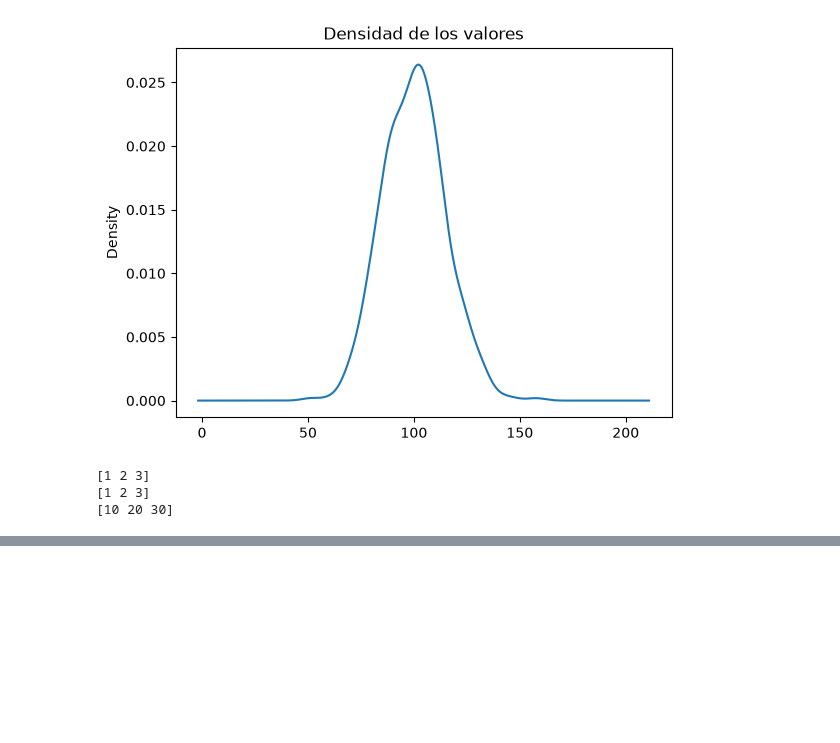
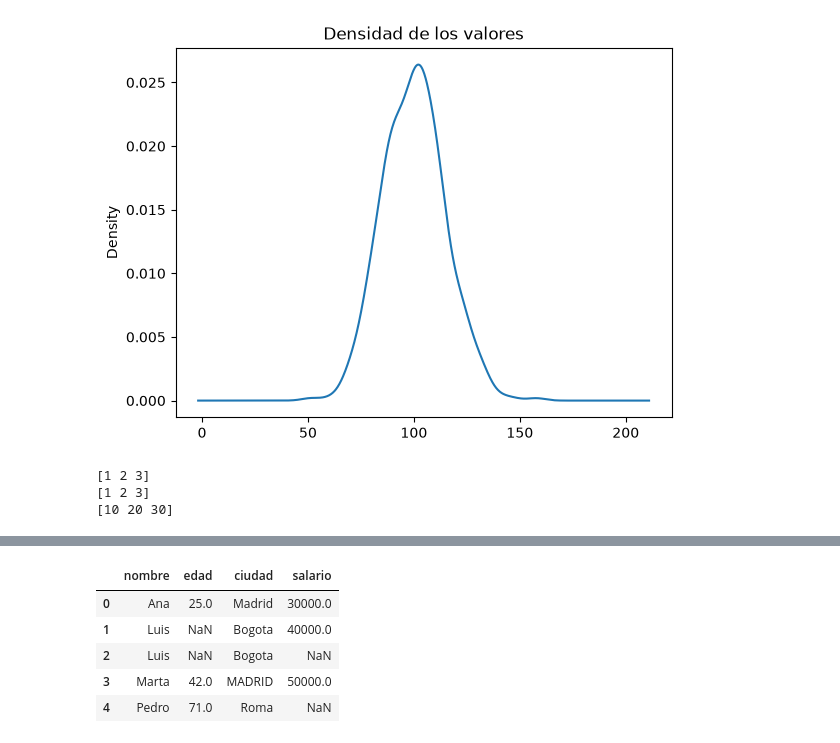
Before and after one commit to andres112/Advanced-Python, a Jupyter notebook: various.ipynb, the cells around one changed output, grey strips where cells are left out. Cells and saved outputs as stored; diff of their text form; code cells hidden in the pictures; blank space fills up the shorter version.

Commit message:
Implement data manipulation and display enhancements in various.ipynb

```diff
--- a/various.ipynb
+++ b/various.ipynb
@@ -316,0 +359,79 @@ df.to_csv(
+# %%
+import numpy as np
+import pandas as pd
+
+df = pd.DataFrame({
+    "nombre": ["Ana", "Luis", "Luis", "Marta", "Pedro"],
+    "edad": [25, np.nan, np.nan, 42, 71],
+    "ciudad": ["Madrid", "Bogota", "Bogota", "MADRID", "Roma"],
+    "salario": [30000, 40000, np.nan, 50000, None]
+})
+display(df)
+
+# drop na
+nonulldf = df.dropna()
+display(nonulldf)
+# Output
+#    nombre  edad  ciudad  salario
+# 0    Ana  25.0  Madrid  30000.0
+# 1    Marta  42.0  MADRID  50000.0
+
+
+# fill na
+filleddf = df.fillna({
+  "edad": df["edad"].mean(),
+  "salario": 0.
+  })
+display(filleddf)
+# Output
+#    nombre edad  ciudad  salario
+# 0    Ana  25  Madrid  30000.0
+# 1    Luis  46  Bogota  40000.0
+# 2    Luis  46  Bogota      0.0
+# 3   Marta  42  MADRID  50000.0
+# 4   Pedro  71    Roma      0.0
+
+# forward fill and backward fill demonstration
+df = pd.DataFrame(
+  [
+    [np.nan, 2, np.nan, 0],
+    [3, 4, np.nan, 1],
+    [np.nan, np.nan, np.nan, np.nan],
+    [np.nan, 3, np.nan, 4],
+  ],
+  columns=list("ABCD"),
+)
+display(df)
+# Output
+#    A    B    C  D
+# 0  NaN  2.0  NaN  0
+# 1  3.0  4.0  NaN  1
+# 2  NaN  NaN  NaN  NaN
+# 3  NaN  3.0  NaN  4
+
+forwardfill = df.ffill()
+display(forwardfill)
+
+# Output
+#    A    B    C  D
+# 0  NaN  2.0  NaN  0
+# 1  3.0  4.0  NaN  1
+# 2  3.0  4.0  NaN  1
+# 3  3.0  3.0  NaN  4
+
+backwardfill = df.bfill()
+display(backwardfill)
+
+# Output
+#    A    B    C  D
+# 0  3.0  2.0  NaN  0
+# 1  3.0  4.0  NaN  1
+# 2  NaN  3.0  NaN  4
+# 3  NaN  3.0  NaN  4
+# %% [output]
+|  | nombre | edad | ciudad | salario |
+| 0 | Ana | 25.0 | Madrid | 30000.0 |
+| 1 | Luis | NaN | Bogota | 40000.0 |
+| 2 | Luis | NaN | Bogota | NaN |
+| 3 | Marta | 42.0 | MADRID | 50000.0 |
+| 4 | Pedro | 71.0 | Roma | NaN |
```
Also changed, not shown: parts of 3 cells of this notebook.
